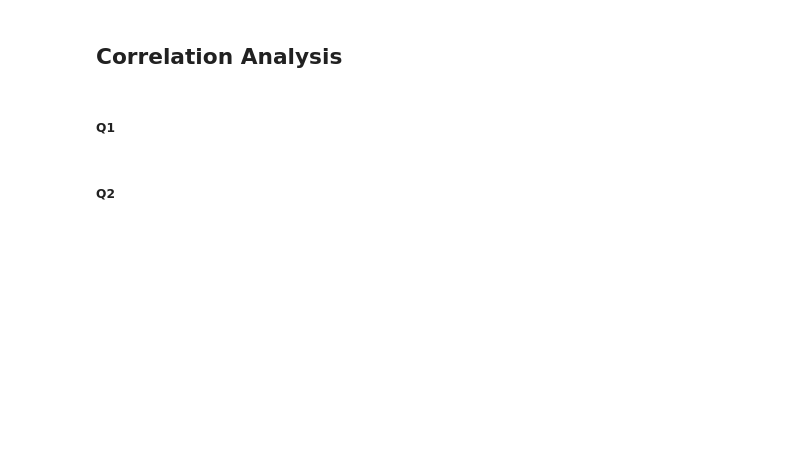
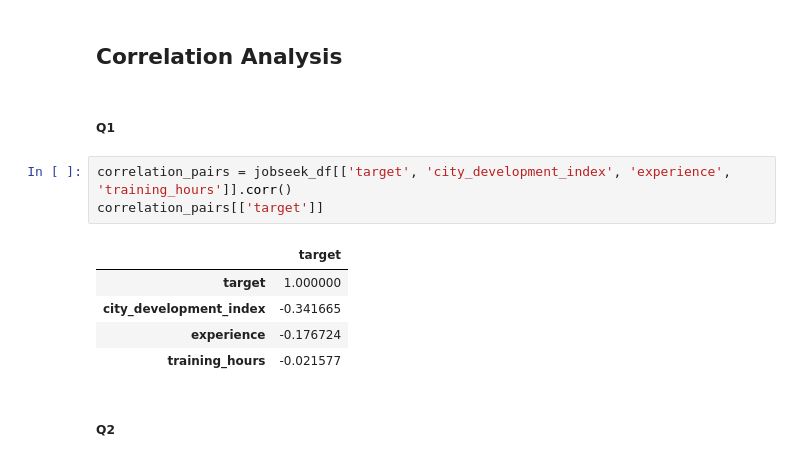
Before and after one commit to safwanakbar86/data_science_assgns, a Jupyter notebook: assgn2/a2.ipynb, the cells around one changed output. Saved outputs shown, nothing was run; the diff lists cells and outputs as text; blank space fills up the shorter version.

```diff
--- a/assgn2/a2.ipynb
+++ b/assgn2/a2.ipynb
@@ -254,5 +264,14 @@ plt.show()
 ## Correlation Analysis
 # %% [markdown]
 ##### Q1
+# %%
+correlation_pairs = jobseek_df[['target', 'city_development_index', 'experience', 'training_hours']].corr()
+correlation_pairs[['target']]
+# %% [output]
+|  | target |
+| target | 1.000000 |
+| city_development_index | -0.341665 |
+| experience | -0.176724 |
+| training_hours | -0.021577 |
 # %% [markdown]
 ##### Q2
```
Also changed, not shown: parts of 5 cells of this notebook.
